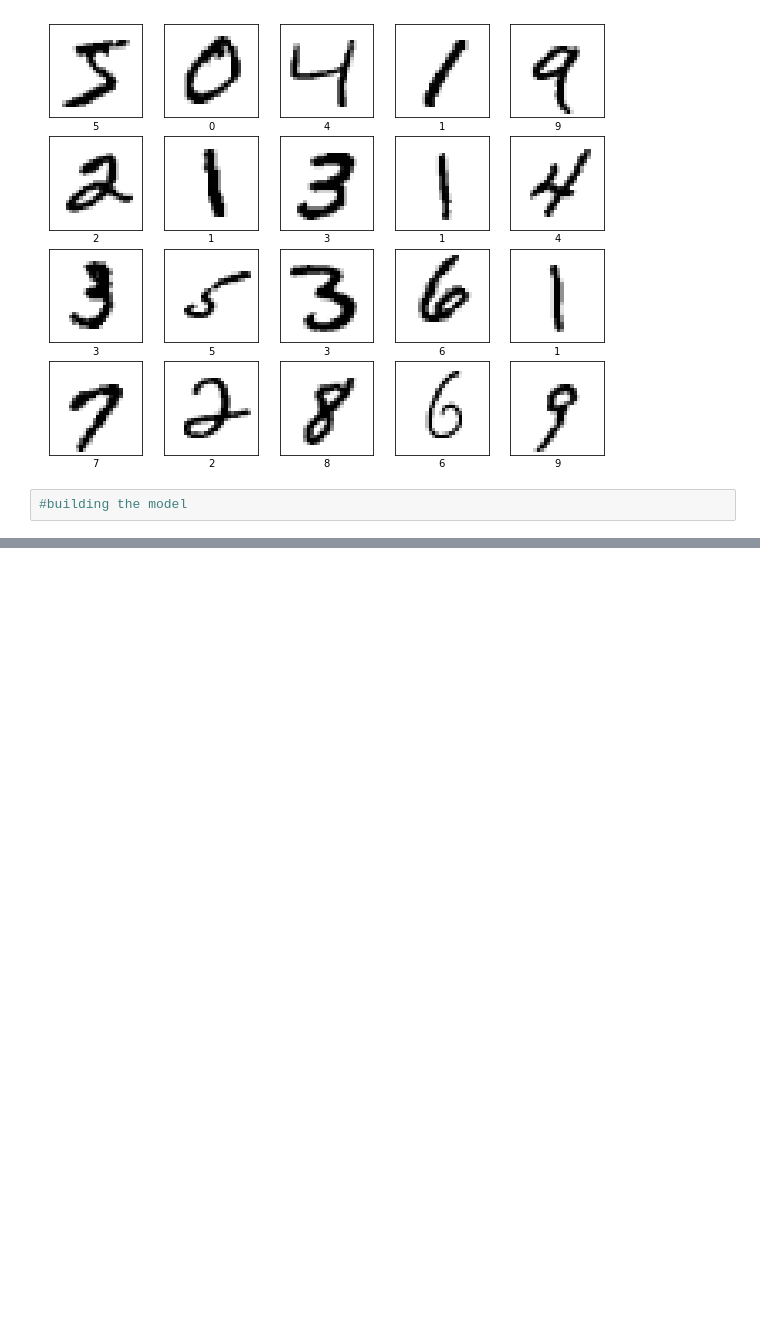
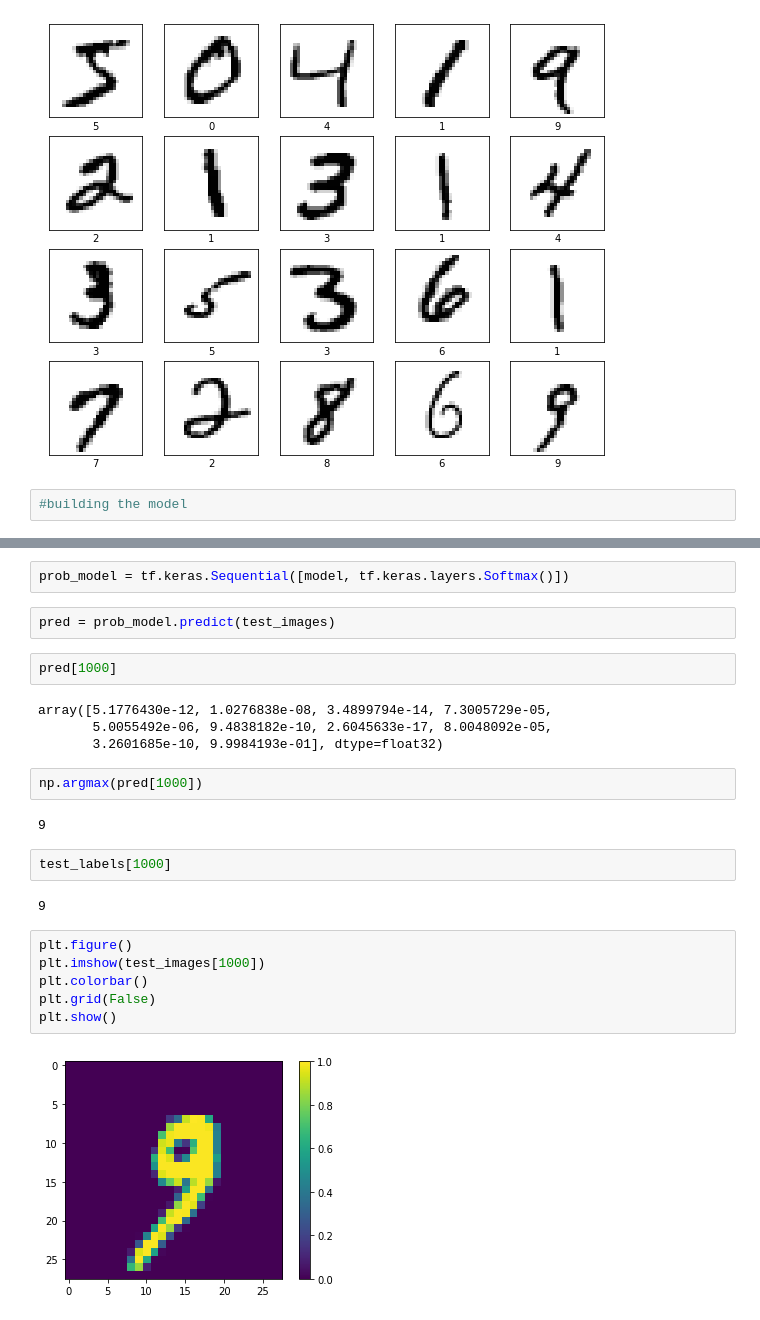
Before and after one commit to ArchDiver/mnist_image_classificationTF2, a Jupyter notebook: mnist image classification.ipynb, the cells around one changed output, grey strips where cells are left out. Saved outputs shown, nothing was run; the diff lists cells and outputs as text; blank space fills up the shorter version.

Commit message:
first simple model sucess

```diff
--- a/mnist image classification.ipynb
+++ b/mnist image classification.ipynb
@@ -68,0 +120,26 @@ model = keras.Sequential([
+# %%
+prob_model = tf.keras.Sequential([model, tf.keras.layers.Softmax()])
+# %%
+pred = prob_model.predict(test_images)
+# %%
+pred[1000]
+# %% [output]
+array([5.1776430e-12, 1.0276838e-08, 3.4899794e-14, 7.3005729e-05,
+       5.0055492e-06, 9.4838182e-10, 2.6045633e-17, 8.0048092e-05,
+       3.2601685e-10, 9.9984193e-01], dtype=float32)
+# %%
+np.argmax(pred[1000])
+# %% [output]
+9
+# %%
+test_labels[1000]
+# %% [output]
+9
+# %%
+plt.figure()
+plt.imshow(test_images[1000])
+plt.colorbar()
+plt.grid(False)
+plt.show()
+# %% [output]
+[figure, added]
```
Also changed, not shown: parts of 5 cells of this notebook.
